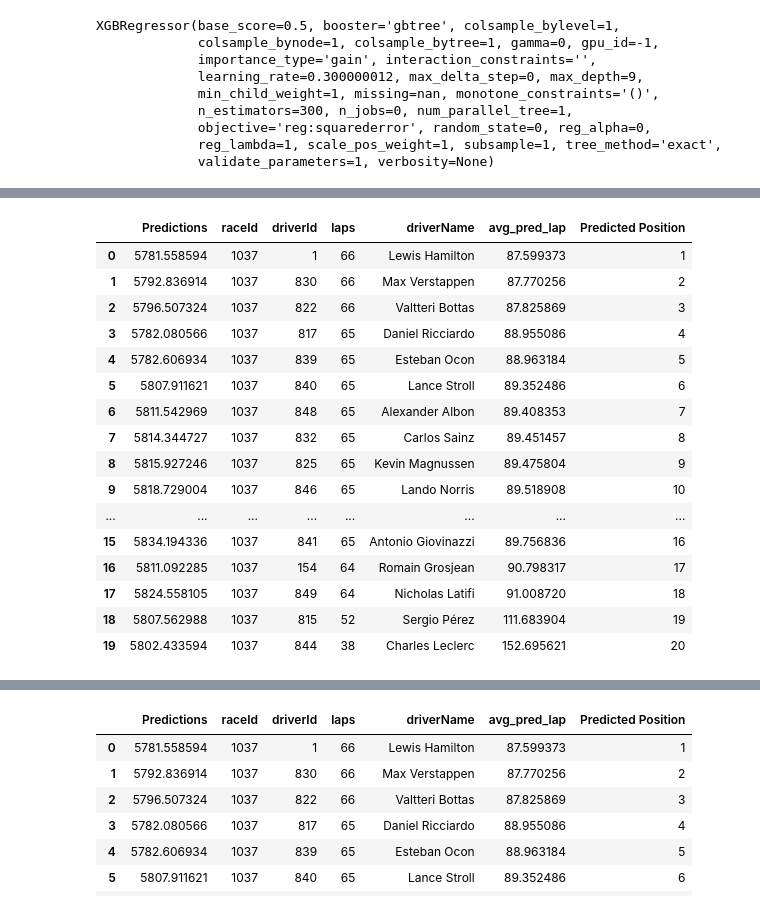
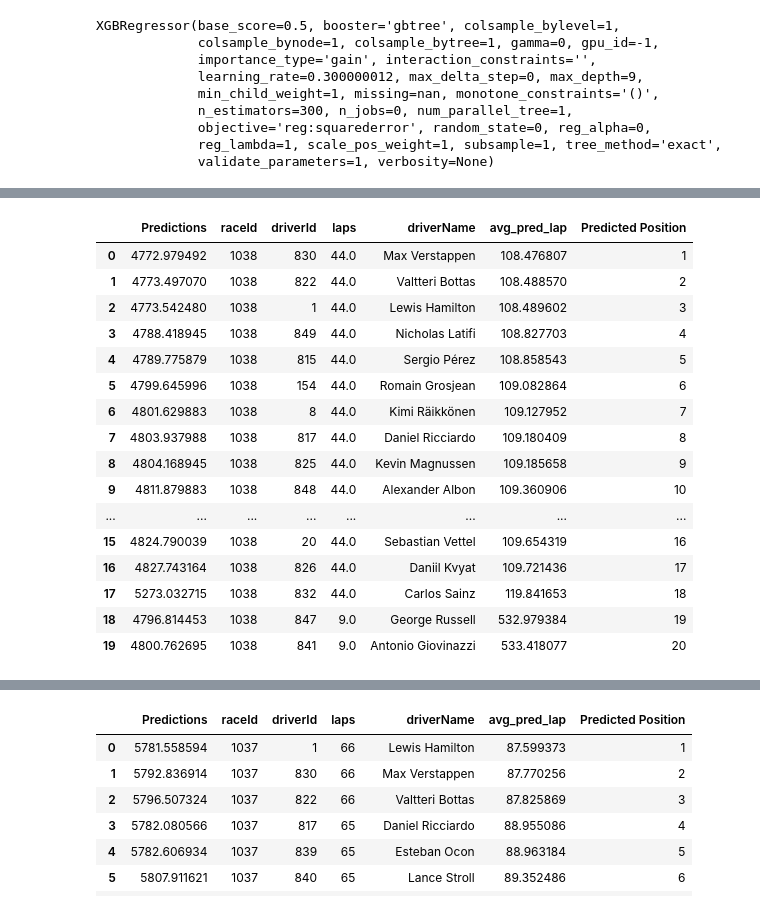
Before and after one commit to abcdefg781/f1.github.io, a Jupyter notebook: Raw Data Predictive Modeling.ipynb, the cells around one changed output, grey strips where cells are left out. Cells and saved outputs as stored; diff of their text form; code cells hidden in the pictures.

```diff
--- a/Raw Data Predictive Modeling.ipynb
+++ b/Raw Data Predictive Modeling.ipynb
@@ -202,9 +218,9 @@ XGBRegressor(base_score=0.5, booster='gbtree', colsample_bylevel=1,
 # %%
-# Create df for Belgian Grand Prix
+# Create df for Italian Grand Prix
 # Take final_df from all the merging done before
-training_df1 = final_df[final_df.raceId == 1036]
+training_df1 = final_df[final_df.raceId == 1037]
 # Get the minimum qualifying time from each driver for the Spanish Grand Prix
-sp_quali_df = qualifying[qualifying.raceId == 1037]
+sp_quali_df = qualifying[qualifying.raceId == 1038]
 sp_quali_df["minQualifyingTime"] = sp_quali_df[["q1", "q2", "q3"]].min(skipna = True, axis = 1)
 sp_quali_df = sp_quali_df.drop(columns = ["q1", "q2", "q3"])
 # Convert to seconds
@@ -242,36 +278,36 @@ x_test1.to_csv("./predictions/be_2020_raw_table")
 # %%
 # Predict on x_test
 sp_preds = model.predict(x_test)
 sp_preds_df = pd.DataFrame({'Predictions' : sp_preds})
 sp_preds_df
 merged_sp_df = pd.merge(sp_preds_df, x_test1[["raceId", "driverId", "laps"]], left_index = True, right_index = True)
 full_sp_df = pd.merge(merged_sp_df, drivers[["driverName", "driverId"]], on = "driverId")
 for i in range(len(full_sp_df["driverName"])):
-    if full_sp_df["driverName"][i] == "Sergio Pérez":
-        full_sp_df["laps"][i] = 52.0
+    if full_sp_df["driverName"][i] == "Carlos Sainz":
+        full_sp_df["laps"][i] = 44.0
 full_sp_df["avg_pred_lap"] = full_sp_df.Predictions / full_sp_df.laps
 full_sp_df = full_sp_df.sort_values("avg_pred_lap")
 full_sp_df = full_sp_df.reset_index(drop=True)
 full_sp_df["Predicted Position"] = full_sp_df.index + 1
 full_sp_df
 # %% [output]
 |  | Predictions | raceId | driverId | laps | driverName | avg_pred_lap | Predicted Position |
-| 0 | 5781.558594 | 1037 | 1 | 66 | Lewis Hamilton | 87.599373 | 1 |
-| 1 | 5792.836914 | 1037 | 830 | 66 | Max Verstappen | 87.770256 | 2 |
-| 2 | 5796.507324 | 1037 | 822 | 66 | Valtteri Bottas | 87.825869 | 3 |
-| 3 | 5782.080566 | 1037 | 817 | 65 | Daniel Ricciardo | 88.955086 | 4 |
-| 4 | 5782.606934 | 1037 | 839 | 65 | Esteban Ocon | 88.963184 | 5 |
-| 5 | 5807.911621 | 1037 | 840 | 65 | Lance Stroll | 89.352486 | 6 |
-| 6 | 5811.542969 | 1037 | 848 | 65 | Alexander Albon | 89.408353 | 7 |
-| 7 | 5814.344727 | 1037 | 832 | 65 | Carlos Sainz | 89.451457 | 8 |
-| 8 | 5815.927246 | 1037 | 825 | 65 | Kevin Magnussen | 89.475804 | 9 |
-| 9 | 5818.729004 | 1037 | 846 | 65 | Lando Norris | 89.518908 | 10 |
+| 0 | 4772.979492 | 1038 | 830 | 44.0 | Max Verstappen | 108.476807 | 1 |
+| 1 | 4773.497070 | 1038 | 822 | 44.0 | Valtteri Bottas | 108.488570 | 2 |
+| 2 | 4773.542480 | 1038 | 1 | 44.0 | Lewis Hamilton | 108.489602 | 3 |
+| 3 | 4788.418945 | 1038 | 849 | 44.0 | Nicholas Latifi | 108.827703 | 4 |
+| 4 | 4789.775879 | 1038 | 815 | 44.0 | Sergio Pérez | 108.858543 | 5 |
+| 5 | 4799.645996 | 1038 | 154 | 44.0 | Romain Grosjean | 109.082864 | 6 |
+| 6 | 4801.629883 | 1038 | 8 | 44.0 | Kimi Räikkönen | 109.127952 | 7 |
+| 7 | 4803.937988 | 1038 | 817 | 44.0 | Daniel Ricciardo | 109.180409 | 8 |
+| 8 | 4804.168945 | 1038 | 825 | 44.0 | Kevin Magnussen | 109.185658 | 9 |
+| 9 | 4811.879883 | 1038 | 848 | 44.0 | Alexander Albon | 109.360906 | 10 |
 | ... | ... | ... | ... | ... | ... | ... | ... |
-| 15 | 5834.194336 | 1037 | 841 | 65 | Antonio Giovinazzi | 89.756836 | 16 |
-| 16 | 5811.092285 | 1037 | 154 | 64 | Romain Grosjean | 90.798317 | 17 |
-| 17 | 5824.558105 | 1037 | 849 | 64 | Nicholas Latifi | 91.008720 | 18 |
-| 18 | 5807.562988 | 1037 | 815 | 52 | Sergio Pérez | 111.683904 | 19 |
-| 19 | 5802.433594 | 1037 | 844 | 38 | Charles Leclerc | 152.695621 | 20 |
+| 15 | 4824.790039 | 1038 | 20 | 44.0 | Sebastian Vettel | 109.654319 | 16 |
+| 16 | 4827.743164 | 1038 | 826 | 44.0 | Daniil Kvyat | 109.721436 | 17 |
+| 17 | 5273.032715 | 1038 | 832 | 44.0 | Carlos Sainz | 119.841653 | 18 |
+| 18 | 4796.814453 | 1038 | 847 | 9.0 | George Russell | 532.979384 | 19 |
+| 19 | 4800.762695 | 1038 | 841 | 9.0 | Antonio Giovinazzi | 533.418077 | 20 |
 # %%
 # Save predictions into a CSV
 be_2020_raw_predictions = full_sp_df[["Predicted Position", "driverName"]]
```
Also changed, not shown: parts of 8 cells of this notebook, 15 other files.
